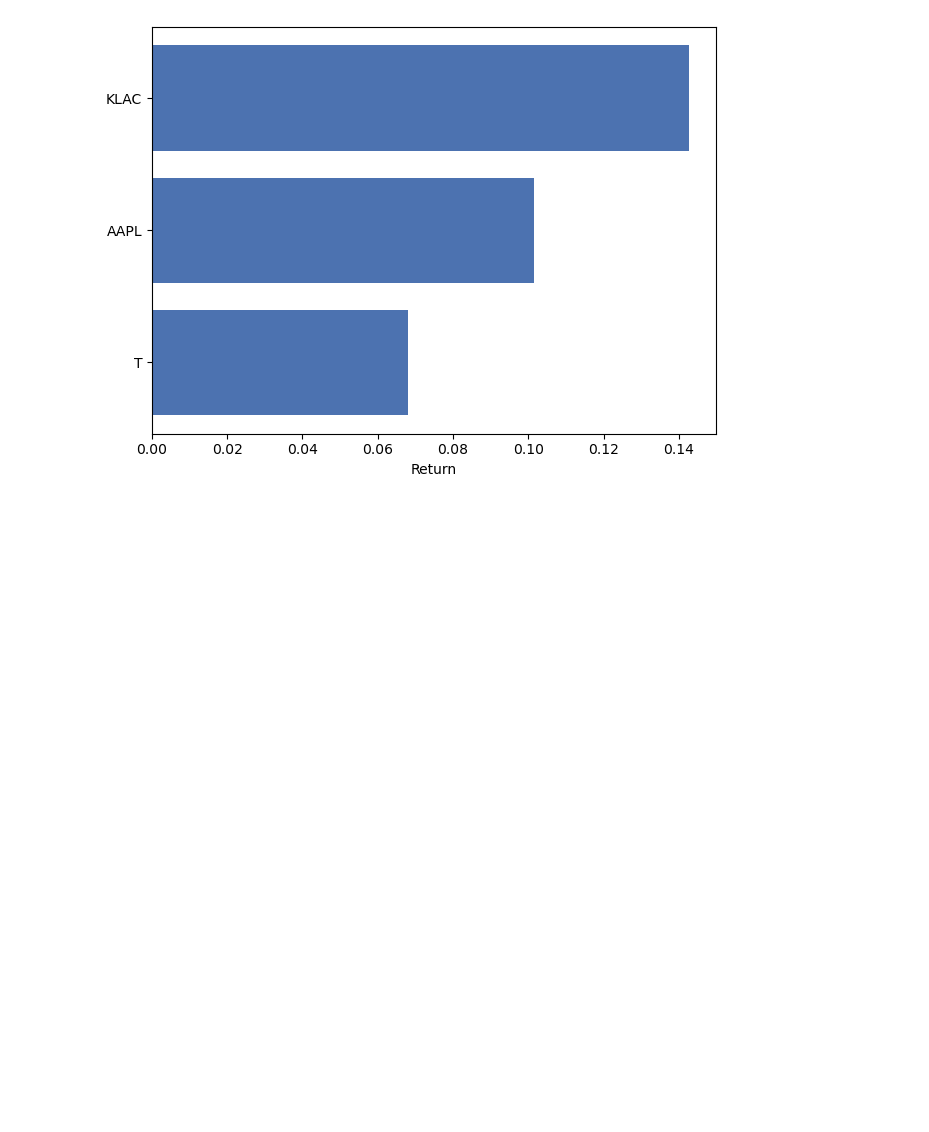
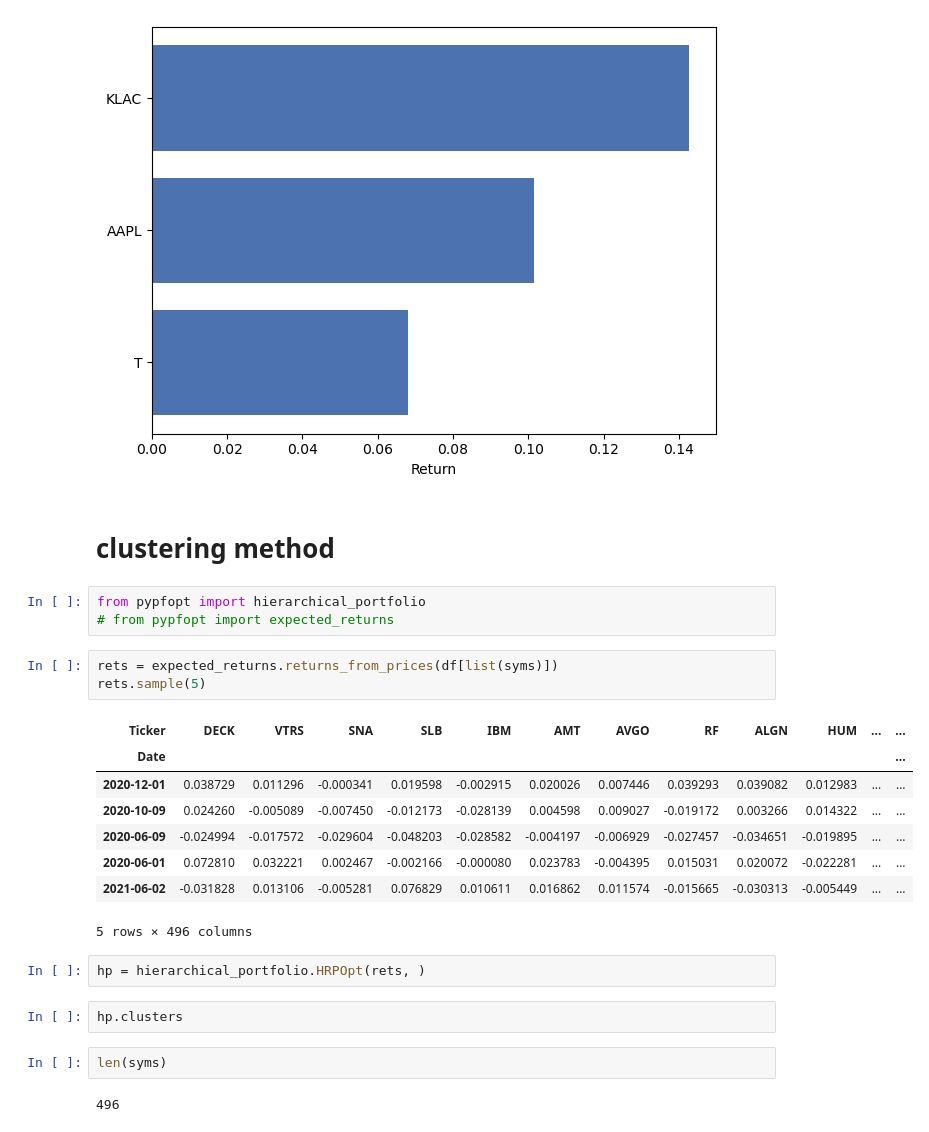
Before and after one commit to bourov/porto, a Jupyter notebook: first-simple.ipynb, the cells around one changed output. Drawn from its saved outputs; the diff is of its cells as text; blank space fills up the shorter version.

```diff
--- a/first-simple.ipynb
+++ b/first-simple.ipynb
@@ -446,3 +446,28 @@ plotting.plot_weights(rets[weights.keys()], )
 plotting.plt.xlabel('Return');
 # %% [output]
 [figure]
+# %% [markdown]
+# clustering method
+# %%
+from pypfopt import hierarchical_portfolio
+# from pypfopt import expected_returns
+# %%
+rets = expected_returns.returns_from_prices(df[list(syms)])
+rets.sample(5)
+# %% [output]
+| Ticker | DECK | VTRS | SNA | SLB | IBM | AMT | AVGO | RF | ALGN | HUM | ... | ... |
+| Date |  |  |  |  |  |  |  |  |  |  |  | ... |
+| 2020-12-01 | 0.038729 | 0.011296 | -0.000341 | 0.019598 | -0.002915 | 0.020026 | 0.007446 | 0.039293 | 0.039082 | 0.012983 | ... | ... |
+| 2020-10-09 | 0.024260 | -0.005089 | -0.007450 | -0.012173 | -0.028139 | 0.004598 | 0.009027 | -0.019172 | 0.003266 | 0.014322 | ... | ... |
+| 2020-06-09 | -0.024994 | -0.017572 | -0.029604 | -0.048203 | -0.028582 | -0.004197 | -0.006929 | -0.027457 | -0.034651 | -0.019895 | ... | ... |
+| 2020-06-01 | 0.072810 | 0.032221 | 0.002467 | -0.002166 | -0.000080 | 0.023783 | -0.004395 | 0.015031 | 0.020072 | -0.022281 | ... | ... |
+| 2021-06-02 | -0.031828 | 0.013106 | -0.005281 | 0.076829 | 0.010611 | 0.016862 | 0.011574 | -0.015665 | -0.030313 | -0.005449 | ... | ... |
+5 rows × 496 columns
+# %%
+hp = hierarchical_portfolio.HRPOpt(rets, )
+# %%
+hp.clusters
+# %%
+len(syms)
+# %% [output]
+496
```
Also changed, not shown: parts of 5 cells of this notebook.
